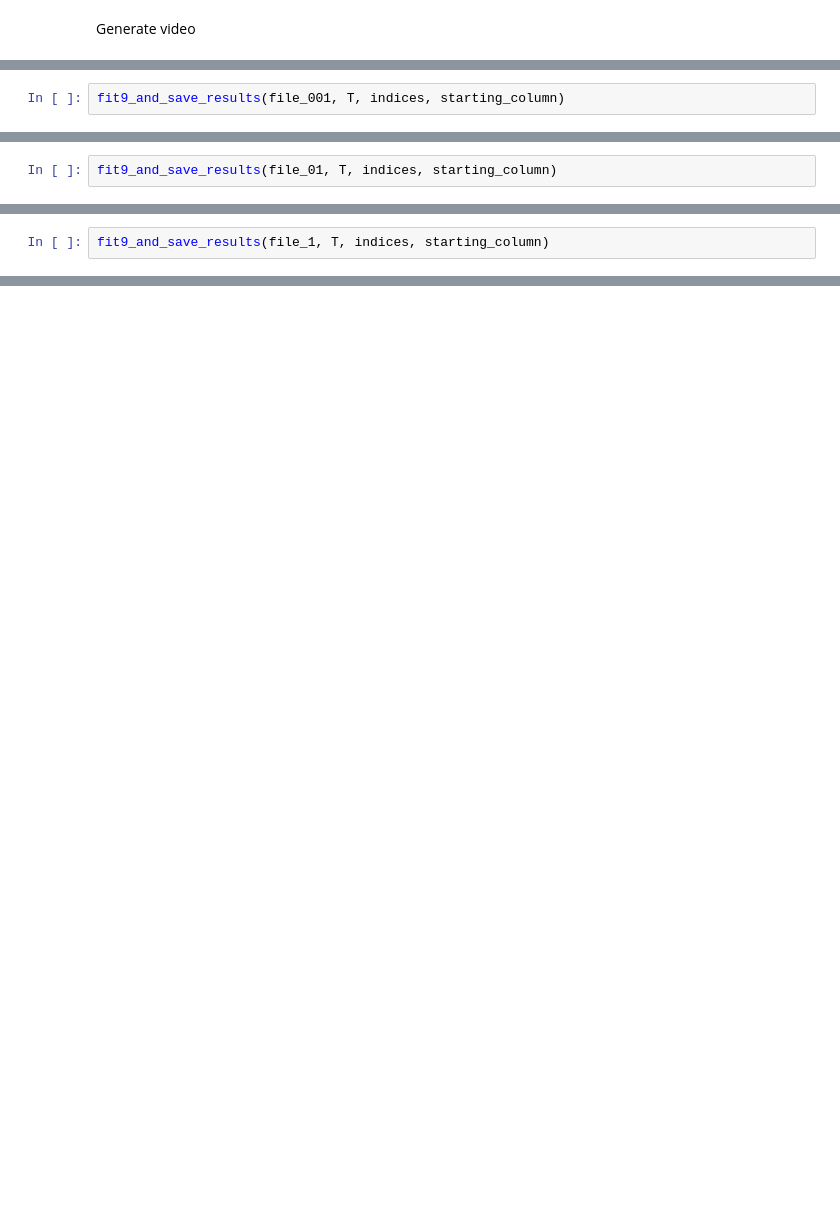
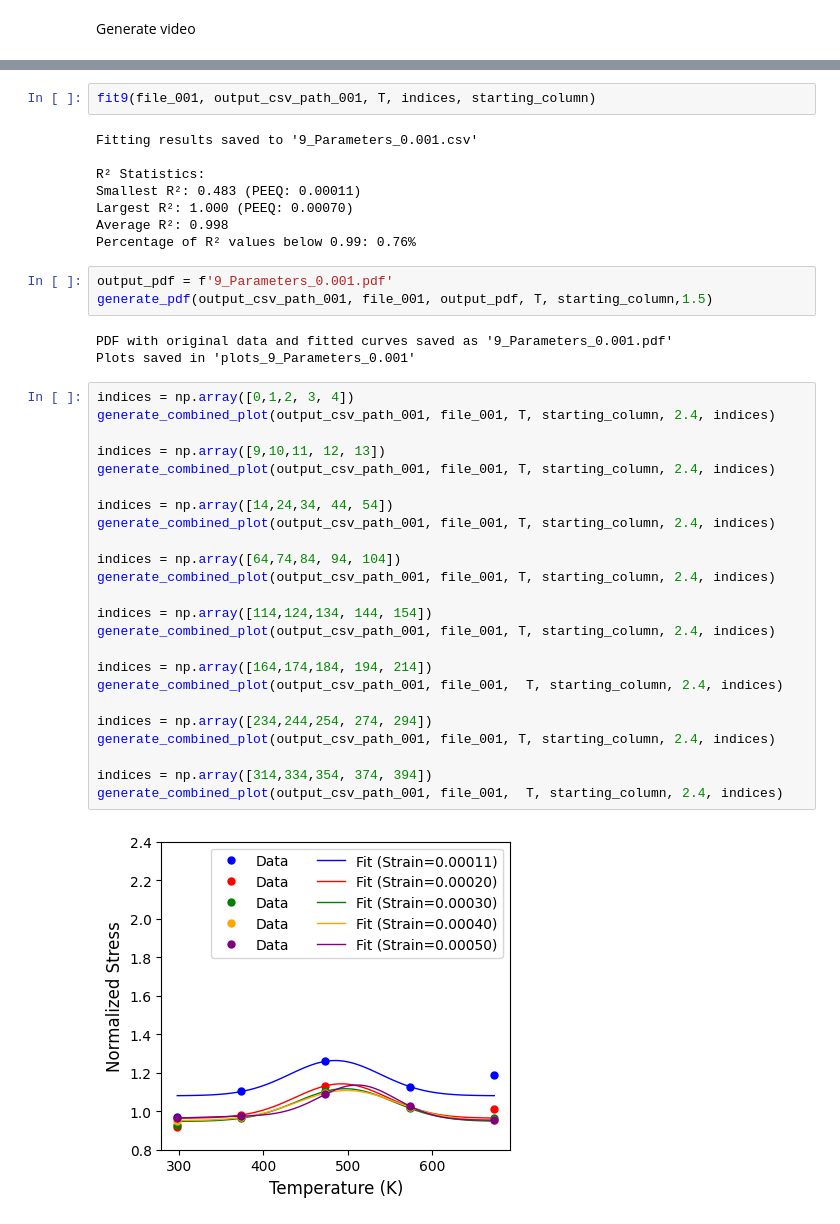
Before and after one commit to meiannnnn/coe-final-project, a Jupyter notebook: Temperature_calibration/Final/9 parameter/Temperature_9 parameter.ipynb, the cells around one changed output, grey strips where cells are left out. Cells and saved outputs as stored; diff of their text form; blank space fills up the shorter version.

```diff
--- a/Temperature_calibration/Final/9 parameter/Temperature_9 parameter.ipynb
+++ b/Temperature_calibration/Final/9 parameter/Temperature_9 parameter.ipynb
@@ -269,5 +314,3 @@ T = np.array([298.15, 373.15, 473.15, 573.15, 673.15]) #other strain-rates
 indices = np.arange(0, 396)
 starting_column = 6 #other strain-rates
 #starting_column = 8 #0.0001
-# %%
-fit9_and_save_results(file_001, T, indices, starting_column)
@@ -359,2 +316,0 @@ starting_column = 6 #other strain-rates
-# %%
-fit9_and_save_results(file_01, T, indices, starting_column)
@@ -444,2 +316,0 @@ starting_column = 6 #other strain-rates
-# %%
-fit9_and_save_results(file_1, T, indices, starting_column)
@@ -564,0 +317,42 @@ for y_column in y_columns:
+# %%
+fit9(file_001, output_csv_path_001, T, indices, starting_column)
+# %% [output]
+Fitting results saved to '9_Parameters_0.001.csv'
+
+R² Statistics:
+Smallest R²: 0.483 (PEEQ: 0.00011)
+Largest R²: 1.000 (PEEQ: 0.00070)
+Average R²: 0.998
+Percentage of R² values below 0.99: 0.76%
+# %%
+output_pdf = f'9_Parameters_0.001.pdf'
+generate_pdf(output_csv_path_001, file_001, output_pdf, T, starting_column,1.5)
+# %% [output]
+PDF with original data and fitted curves saved as '9_Parameters_0.001.pdf'
+Plots saved in 'plots_9_Parameters_0.001'
+# %%
+indices = np.array([0,1,2, 3, 4])
+generate_combined_plot(output_csv_path_001, file_001, T, starting_column, 2.4, indices)
+
+indices = np.array([9,10,11, 12, 13])
+generate_combined_plot(output_csv_path_001, file_001, T, starting_column, 2.4, indices)
+
+indices = np.array([14,24,34, 44, 54])
+generate_combined_plot(output_csv_path_001, file_001, T, starting_column, 2.4, indices)
+
+indices = np.array([64,74,84, 94, 104])
+generate_combined_plot(output_csv_path_001, file_001, T, starting_column, 2.4, indices)
+
+indices = np.array([114,124,134, 144, 154])
+generate_combined_plot(output_csv_path_001, file_001, T, starting_column, 2.4, indices)
+
+indices = np.array([164,174,184, 194, 214])
+generate_combined_plot(output_csv_path_001, file_001,  T, starting_column, 2.4, indices)
+
+indices = np.array([234,244,254, 274, 294])
+generate_combined_plot(output_csv_path_001, file_001, T, starting_column, 2.4, indices)
+
+indices = np.array([314,334,354, 374, 394])
+generate_combined_plot(output_csv_path_001, file_001,  T, starting_column, 2.4, indices)
+# %% [output]
+[figure, added]
```
Also changed, not shown: parts of 51 cells of this notebook, 27 other files.
